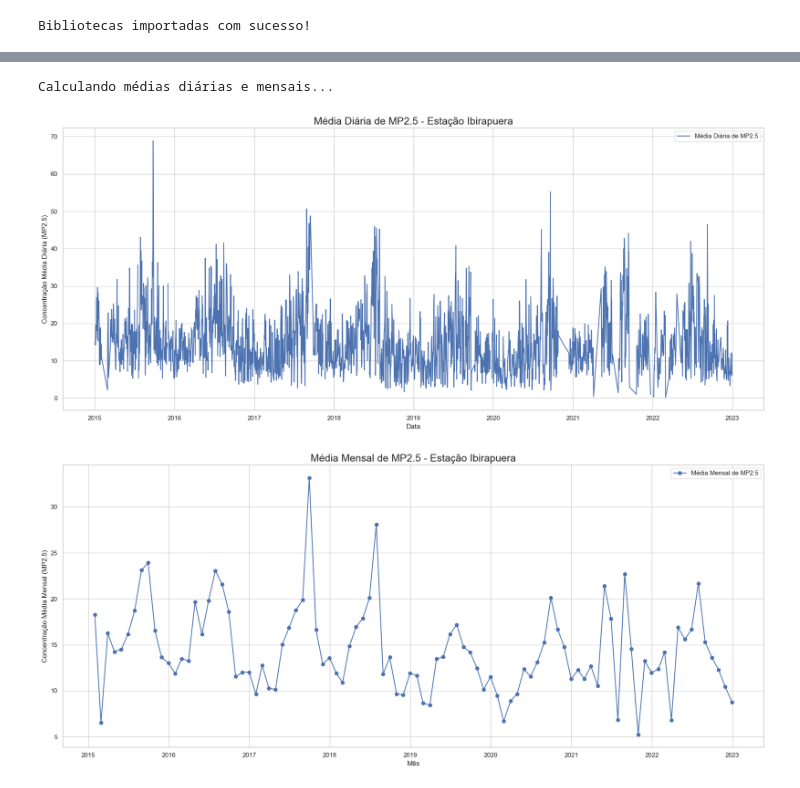
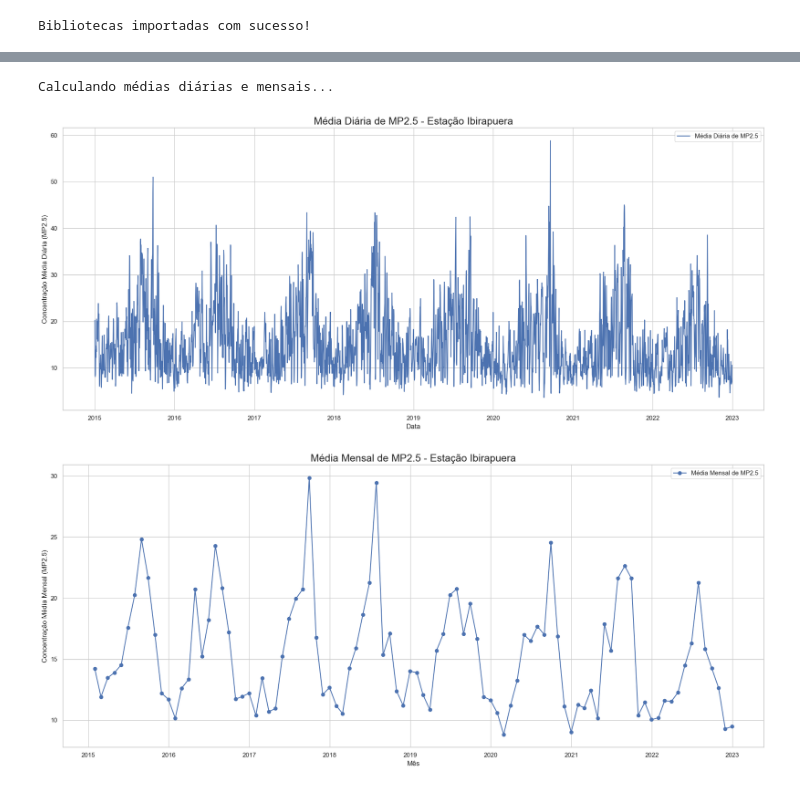
Before and after one commit to phfeltrim/analise-qualidade-ar-brasil, a Jupyter notebook: 03_notebooks/exploracao_inicial.ipynb, the cells around one changed output, grey strips where cells are left out. Drawn from its saved outputs; the diff is of its cells as text; code cells hidden in the pictures.

```diff
--- a/03_notebooks/exploracao_inicial.ipynb
+++ b/03_notebooks/exploracao_inicial.ipynb
@@ -160,38 +190,50 @@ Gerando gráfico de série temporal para MP2.5...
 # %%
-# Garante que o DataFrame 'df_wide' exista. Se não, rode as células anteriores.
-if 'df_wide' not in locals():
-    print("ERRO: DataFrame 'df_wide' não encontrado. Por favor, execute as células 2 e 3 primeiro.")
+# Garante que o DataFrame 'df_wide' exista.
+if 'df_wide' not in locals() or df_wide.empty:
+    print("ERRO: DataFrame 'df_wide' não encontrado ou vazio. Por favor, execute as células anteriores primeiro.")
 else:
-    print("Calculando médias diárias e mensais...")
-    # 'D' para dia (Day), 'M' para mês (Month)
-    df_diario = df_wide.resample('D').mean()
-    df_mensal = df_wide.resample('M').mean()
+    # Define o poluente alvo para esta célula
+    poluente_alvo = 'MP2.5'
 
-    # --- Gráfico de Média Diária ---
-    plt.figure(figsize=(18, 8))
-    plt.plot(df_diario.index, df_diario[poluente_alvo], label=f'Média Diária de {poluente_alvo}')
-    plt.title(f'Média Diária de {poluente_alvo} - Estação {nome_da_estacao_correto}', fontsize=18)
-    plt.xlabel('Data', fontsize=12)
-    plt.ylabel(f'Concentração Média Diária ({poluente_alvo})', fontsize=12)
-    plt.legend()
-    plt.grid(True)
-    plt.tight_layout()
-    plt.show()
+    # Verifica se o poluente escolhido realmente existe nas colunas
+    if poluente_alvo not in df_wide.columns:
+        print(f"ERRO: O poluente '{poluente_alvo}' não foi encontrado no DataFrame.")
+        print(f"Poluentes disponíveis: {df_wide.columns.tolist()}")
+    else:
+        print("Calculando médias diárias e mensais...")
 
-    # --- Gráfico de Média Mensal ---
-    plt.figure(figsize=(18, 8))
-    plt.plot(df_mensal.index, df_mensal[poluente_alvo], label=f'Média Mensal de {poluente_alvo}', marker='o')
-    plt.title(f'Média Mensal de {poluente_alvo} - Estação {nome_da_estacao_correto}', fontsize=18)
-    plt.xlabel('Mês', fontsize=12)
-    plt.ylabel(f'Concentração Média Mensal ({poluente_alvo})', fontsize=12)
-    plt.legend()
-    plt.grid(True)
-    plt.tight_layout()
-    plt.show()
+        # 1. Define 'datetime' como o índice para poder usar resample
+        df_resample = df_wide.set_index('datetime')
+
+        # 2. Adiciona 'numeric_only=True' para que a média ignore colunas de texto como 'Estacao'
+        df_diario = df_resample.resample('D').mean(numeric_only=True)
+        df_mensal = df_resample.resample('M').mean(numeric_only=True)
+
+        # --- Gráfico de Média Diária ---
+        plt.figure(figsize=(18, 8))
+        plt.plot(df_diario.index, df_diario[poluente_alvo], label=f'Média Diária de {poluente_alvo}')
+        plt.title(f'Média Diária de {poluente_alvo} - Estação Ibirapuera', fontsize=18)
+        plt.xlabel('Data', fontsize=12)
+        plt.ylabel(f'Concentração Média Diária ({poluente_alvo})', fontsize=12)
+        plt.legend()
+        plt.grid(True)
+        plt.tight_layout()
+        plt.show()
+
+        # --- Gráfico de Média Mensal ---
+        plt.figure(figsize=(18, 8))
+        plt.plot(df_mensal.index, df_mensal[poluente_alvo], label=f'Média Mensal de {poluente_alvo}', marker='o')
+        plt.title(f'Média Mensal de {poluente_alvo} - Estação Ibirapuera', fontsize=18)
+        plt.xlabel('Mês', fontsize=12)
+        plt.ylabel(f'Concentração Média Mensal ({poluente_alvo})', fontsize=12)
+        plt.legend()
+        plt.grid(True)
+        plt.tight_layout()
+        plt.show()
 # %% [output]
 Calculando médias diárias e mensais...
-[figure, old version]
+[figure, new version]
-[figure, old version]
+[figure, new version]
 # %%
 print("Calculando a matriz de correlação entre os poluentes...")
 
```
Also changed, not shown: parts of 10 cells of this notebook, 3 other files.
